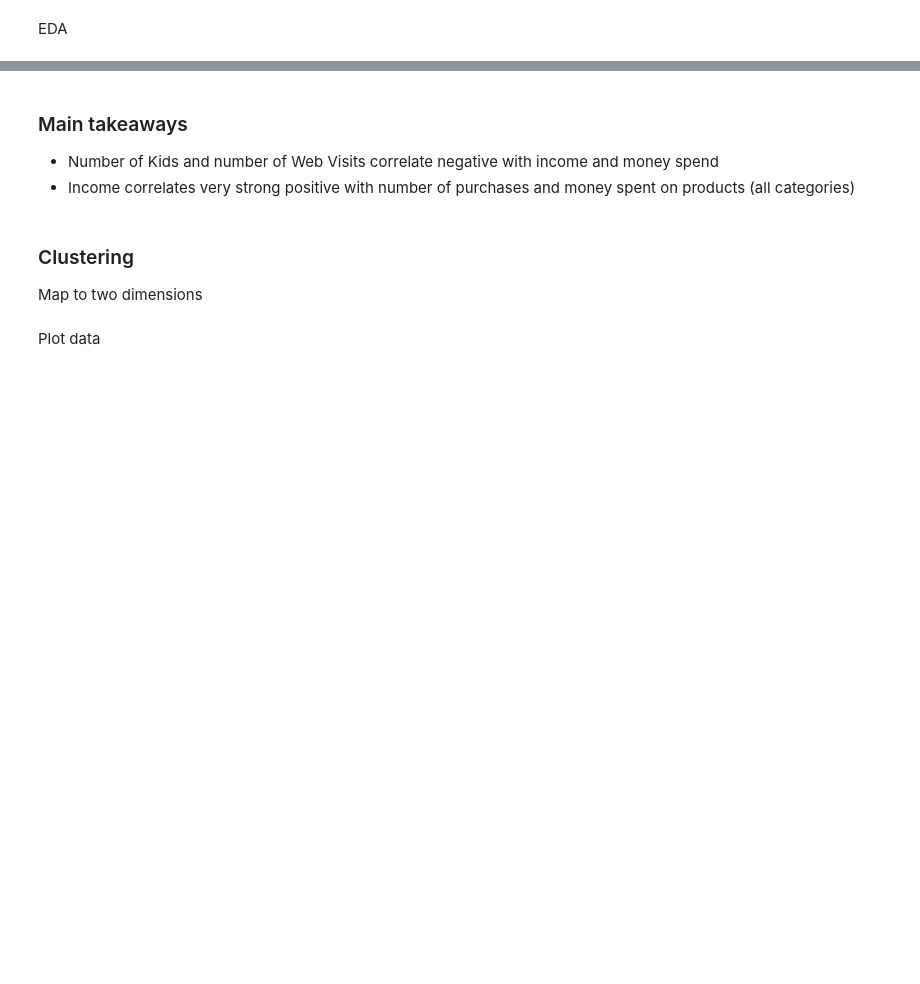
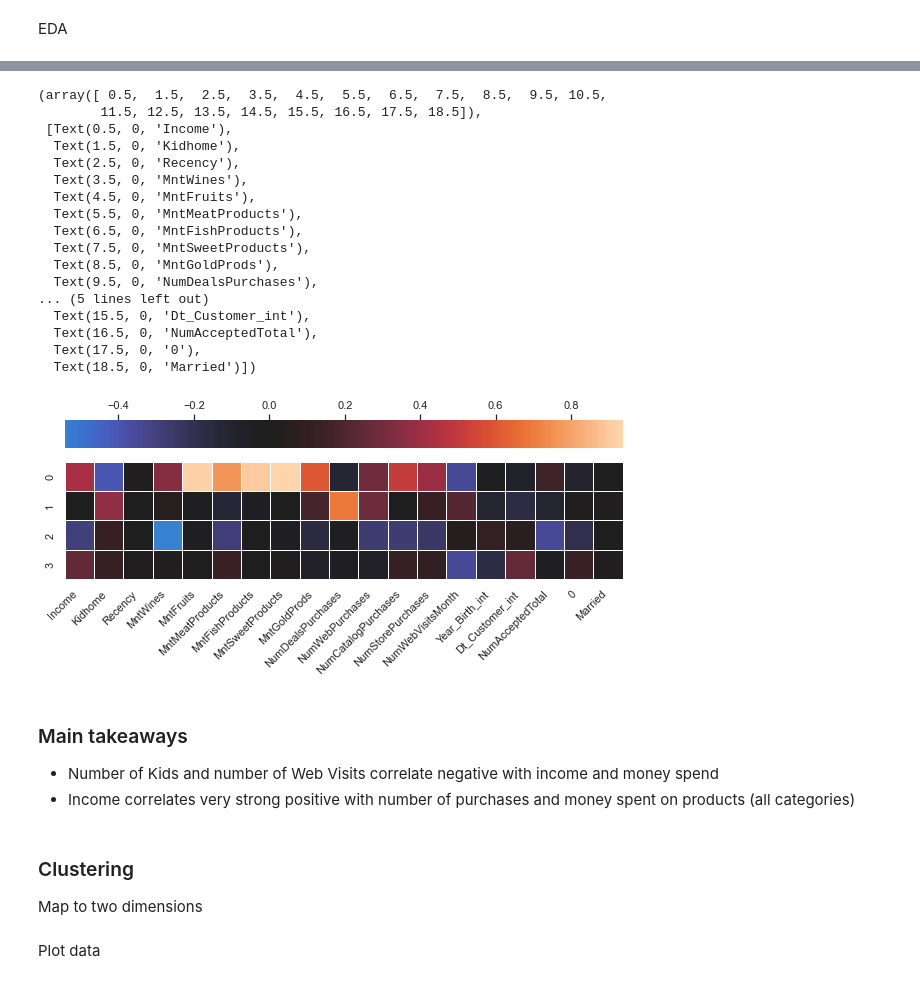
Before and after one commit to SandroMartens/sturdy-bassoon, a Jupyter notebook: kundenanalyse/analyse.ipynb, the cells around one changed output, grey strips where cells are left out. Drawn from its saved outputs; the diff is of its cells as text; code cells hidden in the pictures; blank space fills up the shorter version.

```diff
--- a/kundenanalyse/analyse.ipynb
+++ b/kundenanalyse/analyse.ipynb
@@ -99,3 +117,42 @@ sns.clustermap(
+# %%
+fa = FactorAnalysis(
+    n_components=4,
+    # alpha=0.5,
+    # n_jobs=-1
+    rotation="varimax"
+    )
+fa.fit(data)
+
+plt.figure(figsize=(10,5))
+sns.heatmap(
+    pd.DataFrame(fa.components_, columns=data_columns),
+    square=True,
+    cbar_kws={"orientation": "horizontal",
+        "location":"top"
+       },
+    linewidths=1,
+    center=0)
+
+plt.xticks(rotation=45, horizontalalignment="right")
+# %% [output]
+(array([ 0.5,  1.5,  2.5,  3.5,  4.5,  5.5,  6.5,  7.5,  8.5,  9.5, 10.5,
+        11.5, 12.5, 13.5, 14.5, 15.5, 16.5, 17.5, 18.5]),
+ [Text(0.5, 0, 'Income'),
+  Text(1.5, 0, 'Kidhome'),
+  Text(2.5, 0, 'Recency'),
+  Text(3.5, 0, 'MntWines'),
+  Text(4.5, 0, 'MntFruits'),
+  Text(5.5, 0, 'MntMeatProducts'),
+  Text(6.5, 0, 'MntFishProducts'),
+  Text(7.5, 0, 'MntSweetProducts'),
+  Text(8.5, 0, 'MntGoldProds'),
+  Text(9.5, 0, 'NumDealsPurchases'),
+... (5 lines left out)
+  Text(15.5, 0, 'Dt_Customer_int'),
+  Text(16.5, 0, 'NumAcceptedTotal'),
+  Text(17.5, 0, '0'),
+  Text(18.5, 0, 'Married')])
+[figure, added]
 # %% [markdown]
 ### Main takeaways
 - Number of Kids and number of Web Visits correlate negative with income and money spend
```
Also changed, not shown: parts of 35 cells of this notebook.
